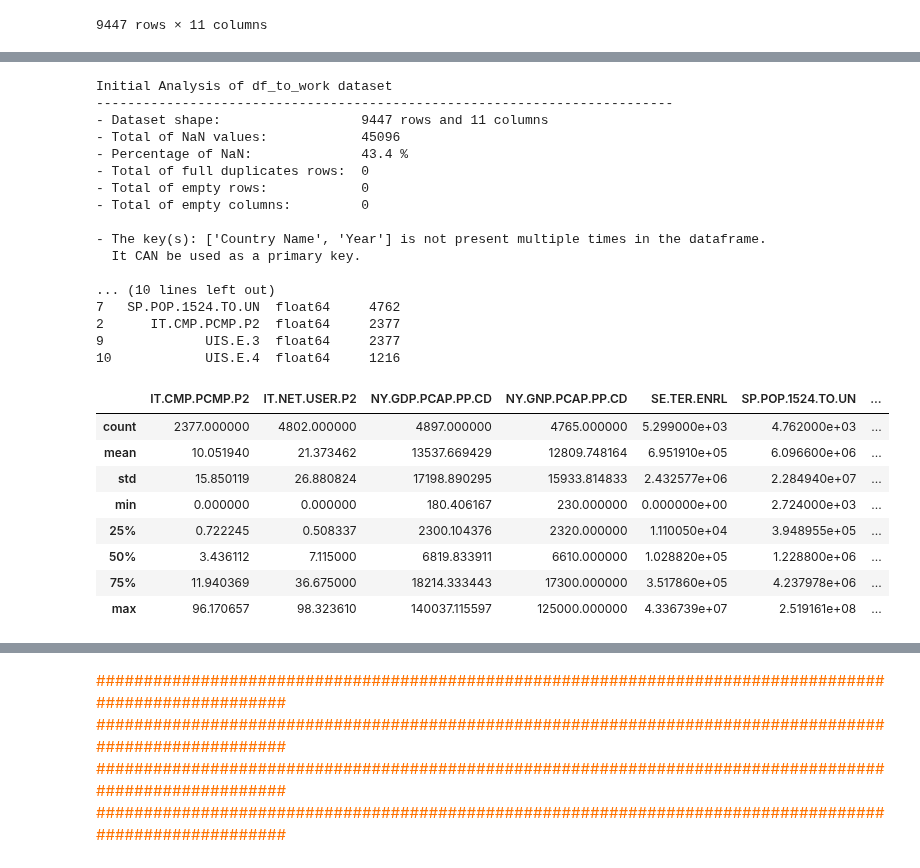
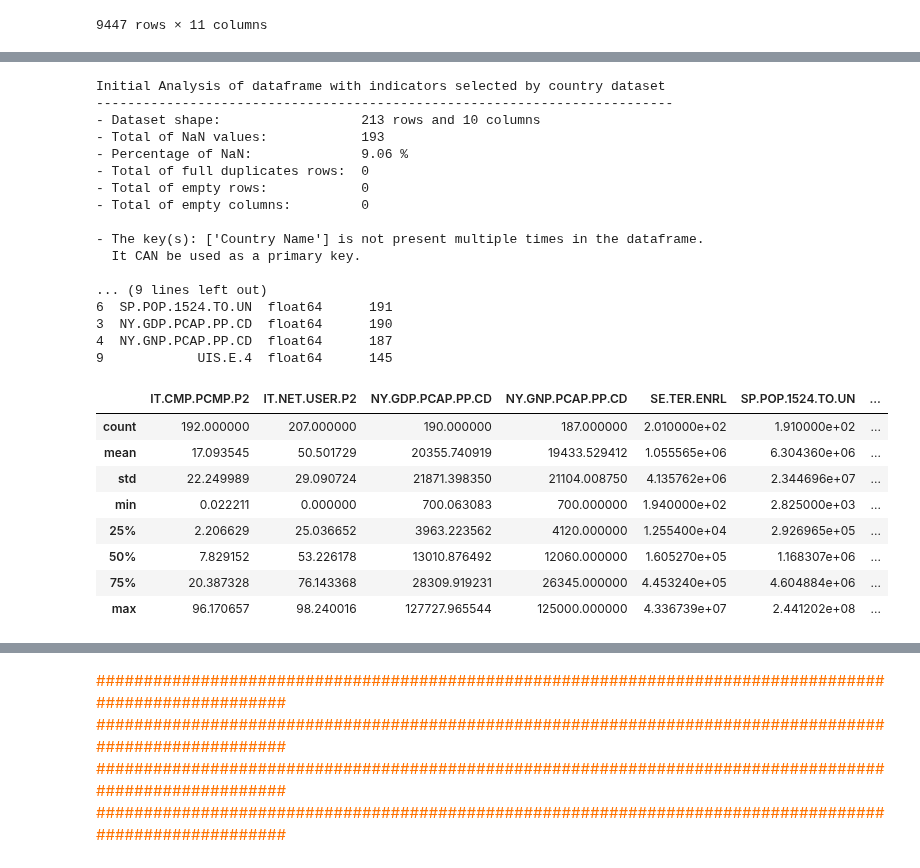
Before and after one commit to samirhinojosa/OC-P2-education-statistics, a Jupyter notebook: notebook.ipynb, the cells around one changed output, grey strips where cells are left out. Saved outputs shown, nothing was run; the diff lists cells and outputs as text; code cells hidden in the pictures.

```diff
--- a/notebook.ipynb
+++ b/notebook.ipynb
@@ -908 +908,3 @@ The nexts steps are towards the preparation of dataset.<br>
 </div>
+# %%
+df_countries_to_work = df_to_work.groupby("Country Name", as_index=False).last()
@@ -909,33 +929,33 @@ The nexts steps are towards the preparation of dataset.<br>
 # %%
 # Analyzing the sample after shaping it
-df_initial_analysis(df_to_work, ["Country Name", "Year"], "df_to_work")
+df_initial_analysis(df_countries_to_work, ["Country Name"], "dataframe with indicators selected by country")
 # %% [output]
-Initial Analysis of df_to_work dataset
+Initial Analysis of dataframe with indicators selected by country dataset
 --------------------------------------------------------------------------
-- Dataset shape:                  9447 rows and 11 columns
-- Total of NaN values:            45096
-- Percentage of NaN:              43.4 %
+- Dataset shape:                  213 rows and 10 columns
+- Total of NaN values:            193
+- Percentage of NaN:              9.06 %
 - Total of full duplicates rows:  0
 - Total of empty rows:            0
 - Total of empty columns:         0
 
-- The key(s): ['Country Name', 'Year'] is not present multiple times in the dataframe.
+- The key(s): ['Country Name'] is not present multiple times in the dataframe.
   It CAN be used as a primary key.
 
-... (10 lines left out)
-7   SP.POP.1524.TO.UN  float64     4762
-2      IT.CMP.PCMP.P2  float64     2377
-9             UIS.E.3  float64     2377
-10            UIS.E.4  float64     1216
+... (9 lines left out)
+6  SP.POP.1524.TO.UN  float64      191
+3  NY.GDP.PCAP.PP.CD  float64      190
+4  NY.GNP.PCAP.PP.CD  float64      187
+9            UIS.E.4  float64      145
 # %%
-df_to_work.describe()
+df_countries_to_work.describe()
 # %% [output]
 |  | IT.CMP.PCMP.P2 | IT.NET.USER.P2 | NY.GDP.PCAP.PP.CD | NY.GNP.PCAP.PP.CD | SE.TER.ENRL | SP.POP.1524.TO.UN | ... |
-| count | 2377.000000 | 4802.000000 | 4897.000000 | 4765.000000 | 5.299000e+03 | 4.762000e+03 | ... |
-| mean | 10.051940 | 21.373462 | 13537.669429 | 12809.748164 | 6.951910e+05 | 6.096600e+06 | ... |
-| std | 15.850119 | 26.880824 | 17198.890295 | 15933.814833 | 2.432577e+06 | 2.284940e+07 | ... |
-| min | 0.000000 | 0.000000 | 180.406167 | 230.000000 | 0.000000e+00 | 2.724000e+03 | ... |
-| 25% | 0.722245 | 0.508337 | 2300.104376 | 2320.000000 | 1.110050e+04 | 3.948955e+05 | ... |
-| 50% | 3.436112 | 7.115000 | 6819.833911 | 6610.000000 | 1.028820e+05 | 1.228800e+06 | ... |
-| 75% | 11.940369 | 36.675000 | 18214.333443 | 17300.000000 | 3.517860e+05 | 4.237978e+06 | ... |
-| max | 96.170657 | 98.323610 | 140037.115597 | 125000.000000 | 4.336739e+07 | 2.519161e+08 | ... |
+| count | 192.000000 | 207.000000 | 190.000000 | 187.000000 | 2.010000e+02 | 1.910000e+02 | ... |
+| mean | 17.093545 | 50.501729 | 20355.740919 | 19433.529412 | 1.055565e+06 | 6.304360e+06 | ... |
+| std | 22.249989 | 29.090724 | 21871.398350 | 21104.008750 | 4.135762e+06 | 2.344696e+07 | ... |
+| min | 0.022211 | 0.000000 | 700.063083 | 700.000000 | 1.940000e+02 | 2.825000e+03 | ... |
+| 25% | 2.206629 | 25.036652 | 3963.223562 | 4120.000000 | 1.255400e+04 | 2.926965e+05 | ... |
+| 50% | 7.829152 | 53.226178 | 13010.876492 | 12060.000000 | 1.605270e+05 | 1.168307e+06 | ... |
+| 75% | 20.387328 | 76.143368 | 28309.919231 | 26345.000000 | 4.453240e+05 | 4.604884e+06 | ... |
+| max | 96.170657 | 98.240016 | 127727.965544 | 125000.000000 | 4.336739e+07 | 2.441202e+08 | ... |
```
Also changed, not shown: parts of 17 cells of this notebook.
